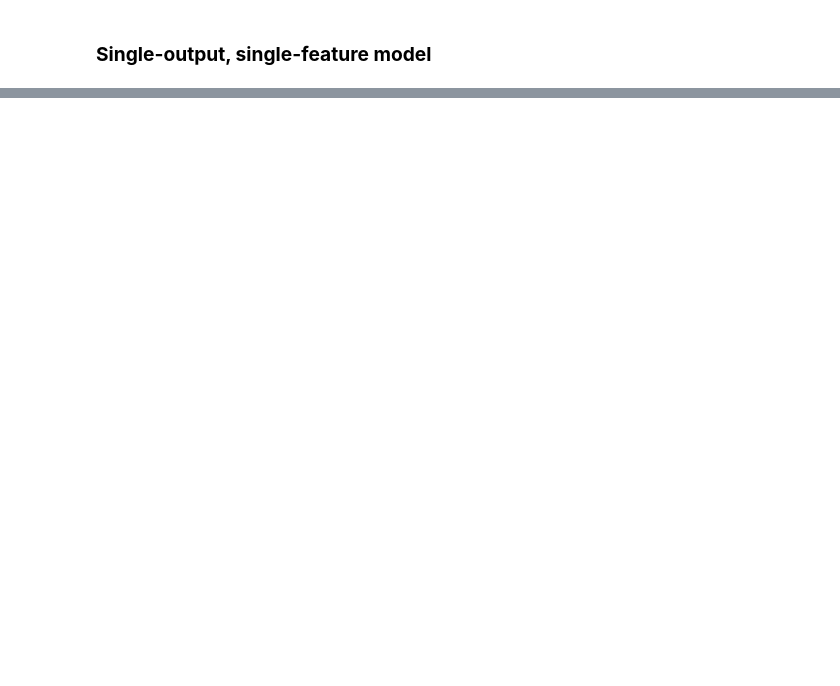
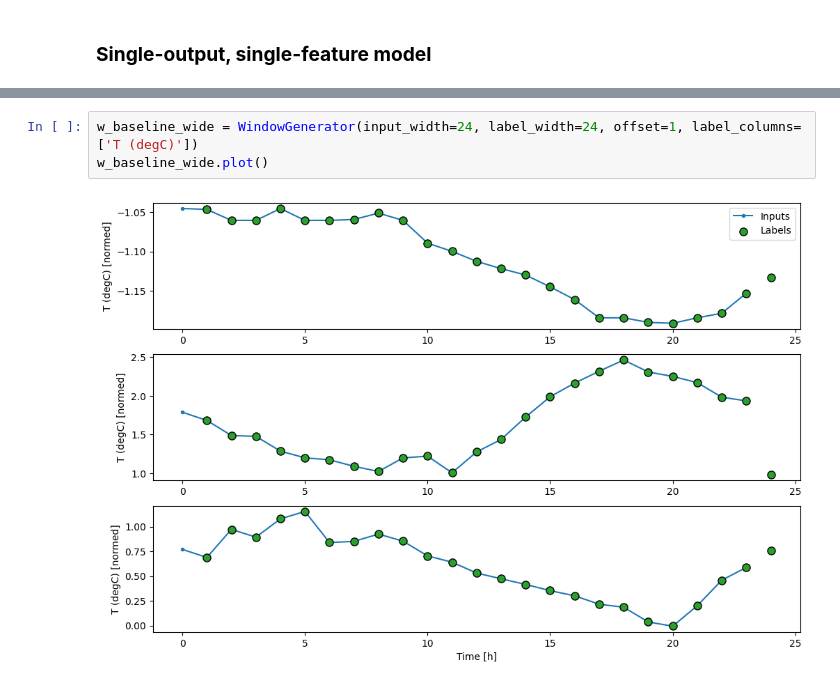
Before and after one commit to robetatis/study_notes_ml, a Jupyter notebook: weather.ipynb, the cells around one changed output, grey strips where cells are left out. Saved outputs shown, nothing was run; the diff lists cells and outputs as text; blank space fills up the shorter version.

```diff
--- a/weather.ipynb
+++ b/weather.ipynb
@@ -329 +323,6 @@ Error:
+# %%
+w_baseline_wide = WindowGenerator(input_width=24, label_width=24, offset=1, label_columns=['T (degC)'])
+w_baseline_wide.plot()
+# %% [output]
+[figure, added]
 # %%
```
Also changed, not shown: parts of 12 cells of this notebook, 1 other file.
